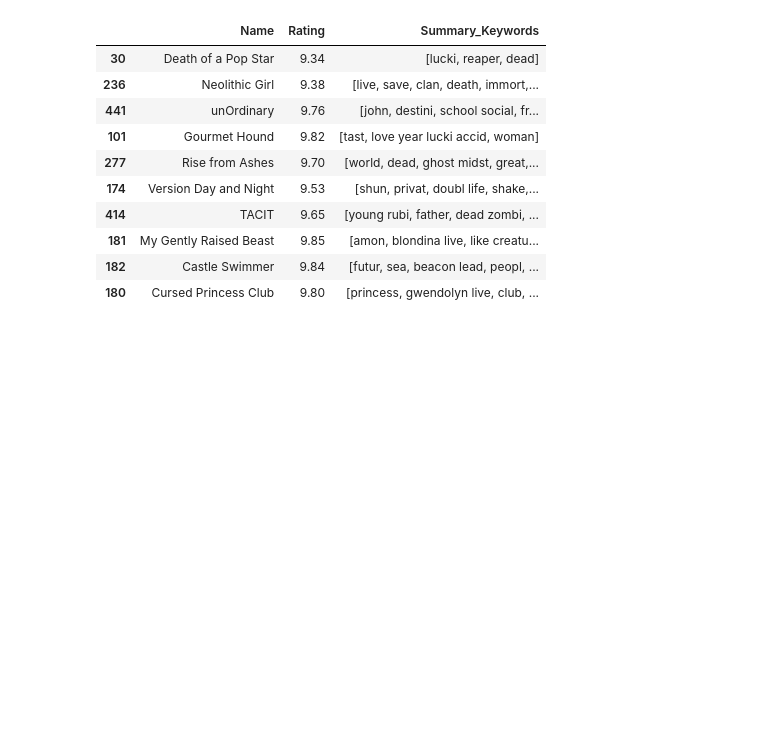
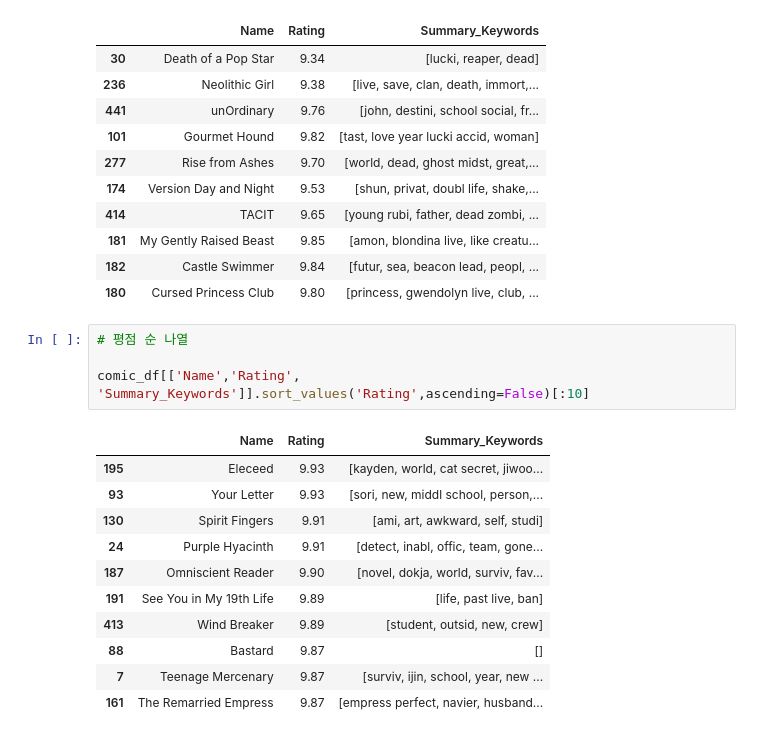
Before and after one commit to seungyeon38/Webtoon_recommendation_system, a Jupyter notebook: 코싸인유사도적용.ipynb, the cells around one changed output. Drawn from its saved outputs; the diff is of its cells as text; blank space fills up the shorter version.

```diff
--- a/코싸인유사도적용.ipynb
+++ b/코싸인유사도적용.ipynb
@@ -285,3 +285,19 @@ similar_comic[['Name', 'Rating' , 'Summary_Keywords']]
 | 181 | My Gently Raised Beast | 9.85 | [amon, blondina live, like creatu... |
 | 182 | Castle Swimmer | 9.84 | [futur, sea, beacon lead, peopl, ... |
 | 180 | Cursed Princess Club | 9.80 | [princess, gwendolyn live, club, ... |
+# %%
+# 평점 순 나열
+
+comic_df[['Name','Rating', 'Summary_Keywords']].sort_values('Rating',ascending=False)[:10]
+# %% [output]
+|  | Name | Rating | Summary_Keywords |
+| 195 | Eleceed | 9.93 | [kayden, world, cat secret, jiwoo... |
+| 93 | Your Letter | 9.93 | [sori, new, middl school, person,... |
+| 130 | Spirit Fingers | 9.91 | [ami, art, awkward, self, studi] |
+| 24 | Purple Hyacinth | 9.91 | [detect, inabl, offic, team, gone... |
+| 187 | Omniscient Reader | 9.90 | [novel, dokja, world, surviv, fav... |
+| 191 | See You in My 19th Life | 9.89 | [life, past live, ban] |
+| 413 | Wind Breaker | 9.89 | [student, outsid, new, crew] |
+| 88 | Bastard | 9.87 | [] |
+| 7 | Teenage Mercenary | 9.87 | [surviv, ijin, school, year, new ... |
+| 161 | The Remarried Empress | 9.87 | [empress perfect, navier, husband... |
```
